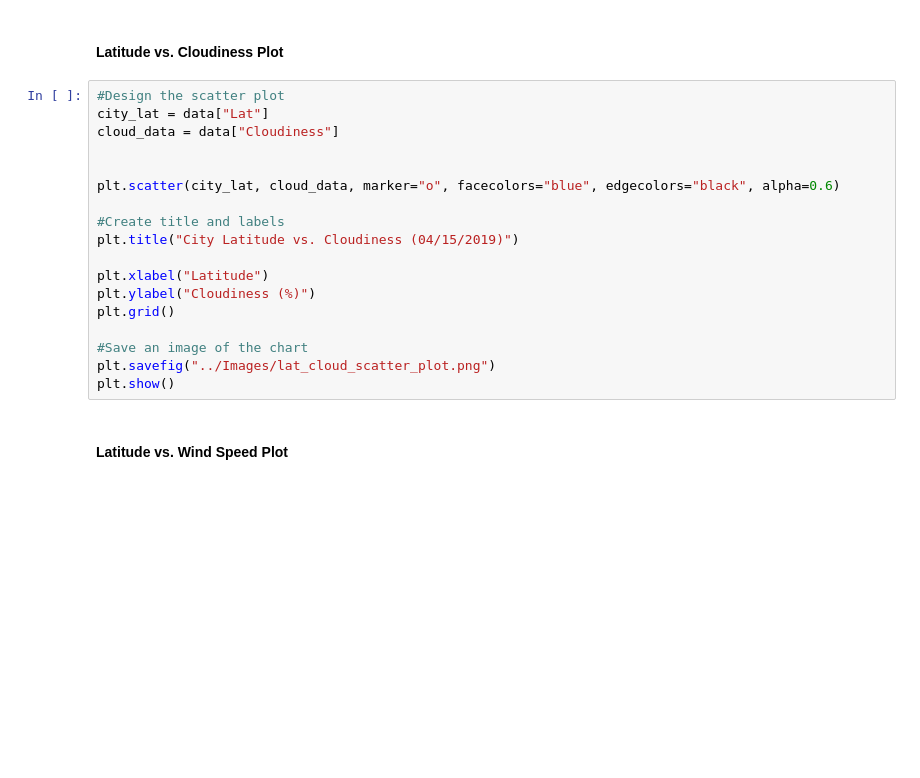
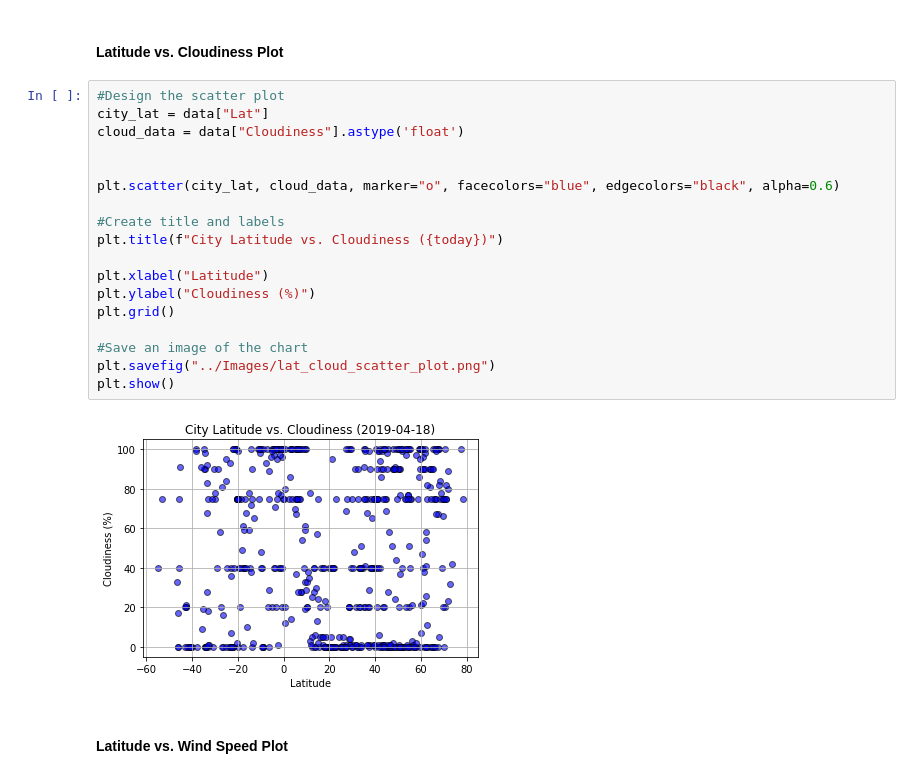
Before and after one commit to victoryamaykin/Equator-Data-Visualization-Dashboard, a Jupyter notebook: jupyter_notebook/WeatherPy.ipynb, the cells around one changed output. Cells and saved outputs as stored; diff of their text form; blank space fills up the shorter version.

```diff
--- a/jupyter_notebook/WeatherPy.ipynb
+++ b/jupyter_notebook/WeatherPy.ipynb
@@ -182,21 +219,23 @@ plt.show()
 # %%
 #Design the scatter plot
 city_lat = data["Lat"]
-cloud_data = data["Cloudiness"]
+cloud_data = data["Cloudiness"].astype('float')
 
 
 plt.scatter(city_lat, cloud_data, marker="o", facecolors="blue", edgecolors="black", alpha=0.6)
 
 #Create title and labels
-plt.title("City Latitude vs. Cloudiness (04/15/2019)")
+plt.title(f"City Latitude vs. Cloudiness ({today})")
 
 plt.xlabel("Latitude")
 plt.ylabel("Cloudiness (%)")
 plt.grid()
 
 #Save an image of the chart
 plt.savefig("../Images/lat_cloud_scatter_plot.png")
 plt.show()
+# %% [output]
+[figure, added]
 # %% [markdown]
 #### Latitude vs. Wind Speed Plot
 # %%
```
Also changed, not shown: parts of 8 cells of this notebook, 10 other files.
